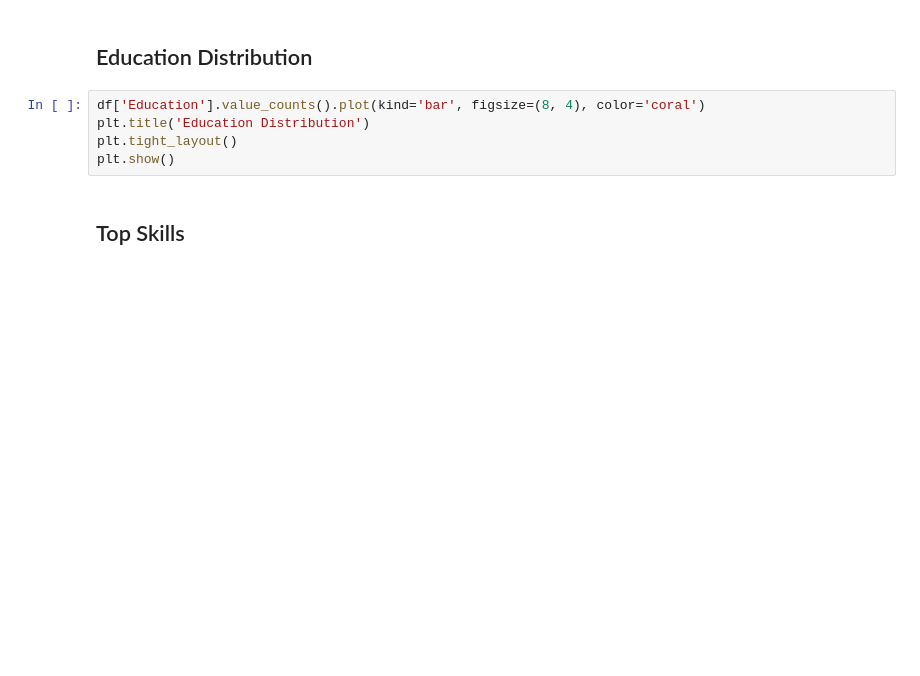
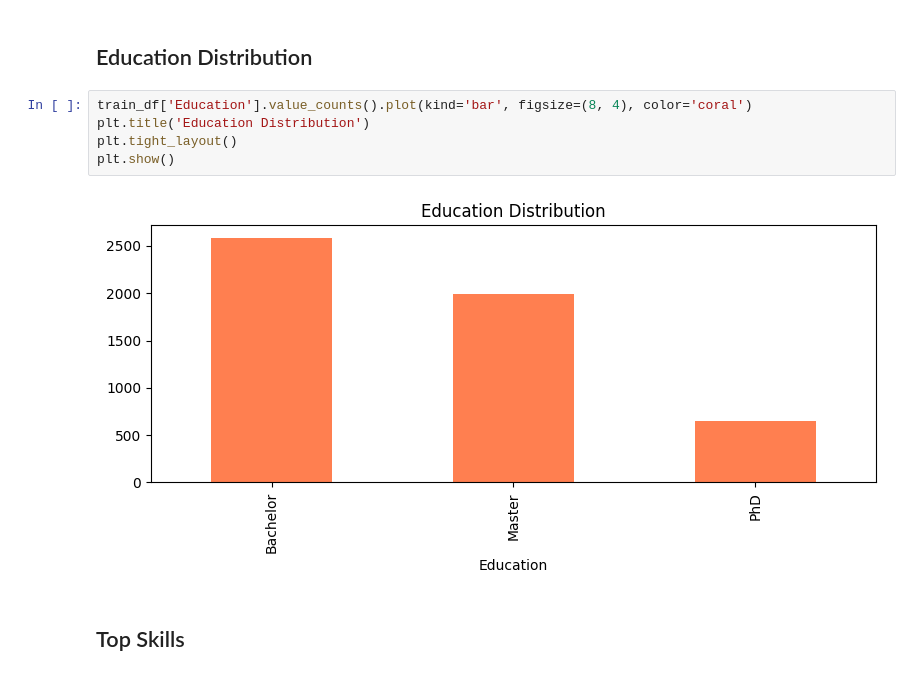
Before and after one commit to Sauravpant/Career-Guidance-System, a Jupyter notebook: ml-service/notebooks/analysis.ipynb, the cells around one changed output. Drawn from its saved outputs; the diff is of its cells as text; blank space fills up the shorter version.

```diff
--- a/ml-service/notebooks/analysis.ipynb
+++ b/ml-service/notebooks/analysis.ipynb
@@ -23,10 +29,12 @@ plt.show()
 # %% [markdown]
 ## Education Distribution
 # %%
-df['Education'].value_counts().plot(kind='bar', figsize=(8, 4), color='coral')
+train_df['Education'].value_counts().plot(kind='bar', figsize=(8, 4), color='coral')
 plt.title('Education Distribution')
 plt.tight_layout()
 plt.show()
+# %% [output]
+[figure, added]
 # %% [markdown]
 ## Top Skills
 # %%
```
Also changed, not shown: parts of 7 cells of this notebook.
